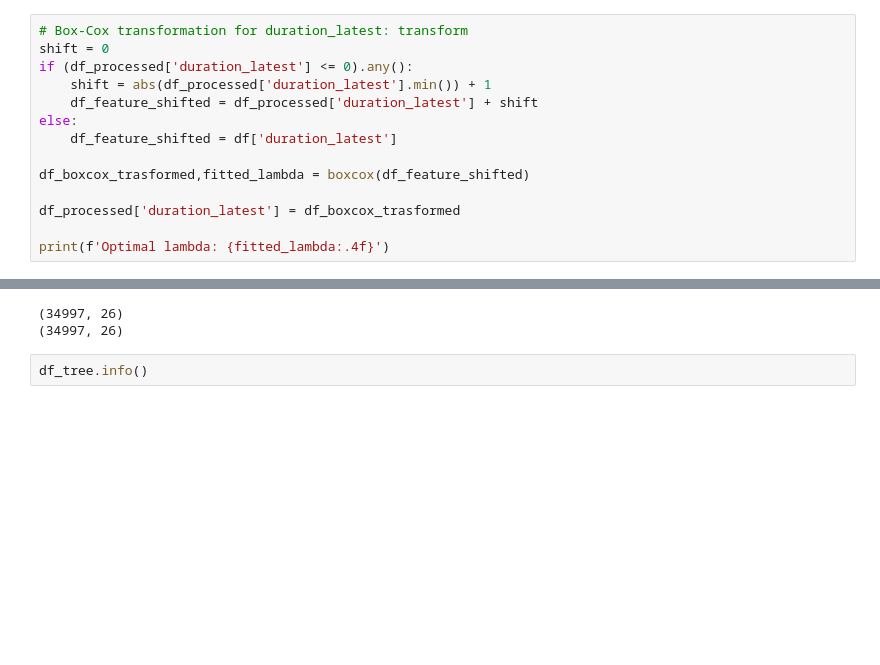
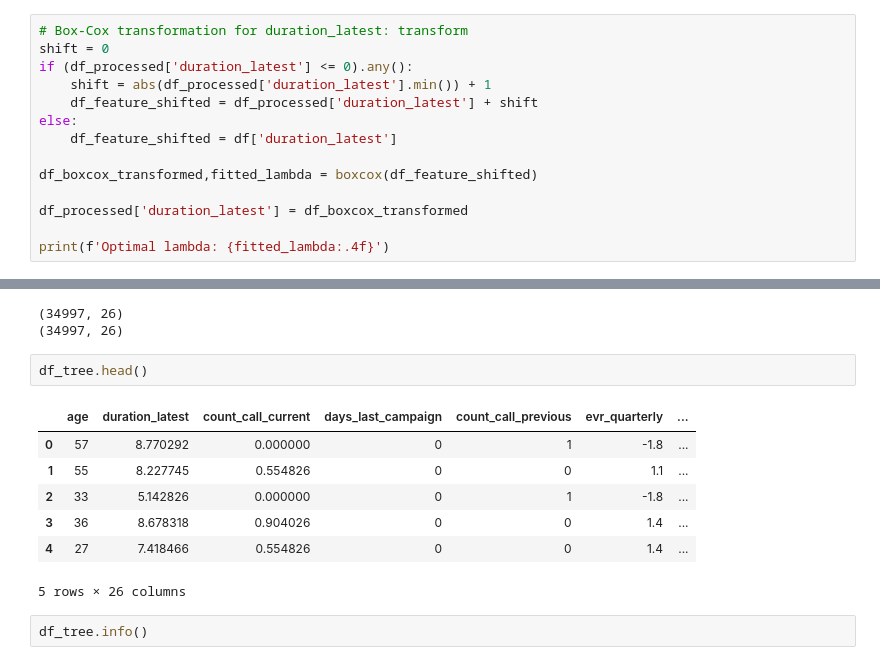
Before and after one commit to rickyjcg22/sales_success_prediction, a Jupyter notebook: eda.ipynb, the cells around one changed output, grey strips where cells are left out. Saved outputs shown, nothing was run; the diff lists cells and outputs as text; blank space fills up the shorter version.

```diff
--- a/eda.ipynb
+++ b/eda.ipynb
@@ -596,9 +595,9 @@ if (df_processed['duration_latest'] <= 0).any():
 else:
     df_feature_shifted = df['duration_latest']
 
-df_boxcox_trasformed,fitted_lambda = boxcox(df_feature_shifted)
+df_boxcox_transformed,fitted_lambda = boxcox(df_feature_shifted)
 
-df_processed['duration_latest'] = df_boxcox_trasformed
+df_processed['duration_latest'] = df_boxcox_transformed
 
 print(f'Optimal lambda: {fitted_lambda:.4f}')
 # %% [output]
@@ -863,6 +862,16 @@ print(df_logreg.shape)
 # %% [output]
 (34997, 26)
 (34997, 26)
+# %%
+df_tree.head()
+# %% [output]
+|  | age | duration_latest | count_call_current | days_last_campaign | count_call_previous | evr_quarterly | ... |
+| 0 | 57 | 8.770292 | 0.000000 | 0 | 1 | -1.8 | ... |
+| 1 | 55 | 8.227745 | 0.554826 | 0 | 0 | 1.1 | ... |
+| 2 | 33 | 5.142826 | 0.000000 | 0 | 1 | -1.8 | ... |
+| 3 | 36 | 8.678318 | 0.904026 | 0 | 0 | 1.4 | ... |
+| 4 | 27 | 7.418466 | 0.554826 | 0 | 0 | 1.4 | ... |
+5 rows × 26 columns
 # %%
 df_tree.info()
 # %% [output]
```
Also changed, not shown: parts of 5 cells of this notebook, 6 other files.
